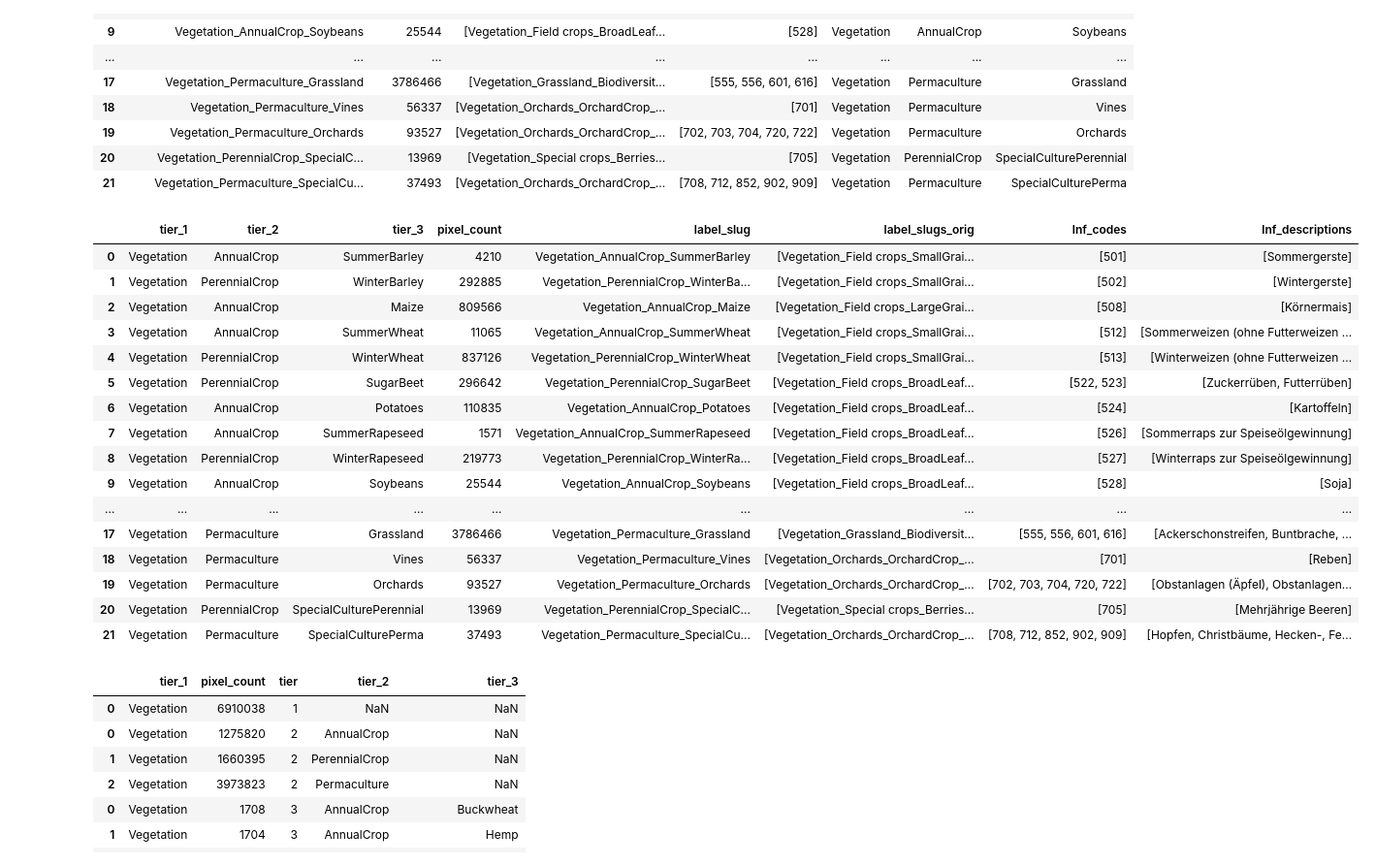
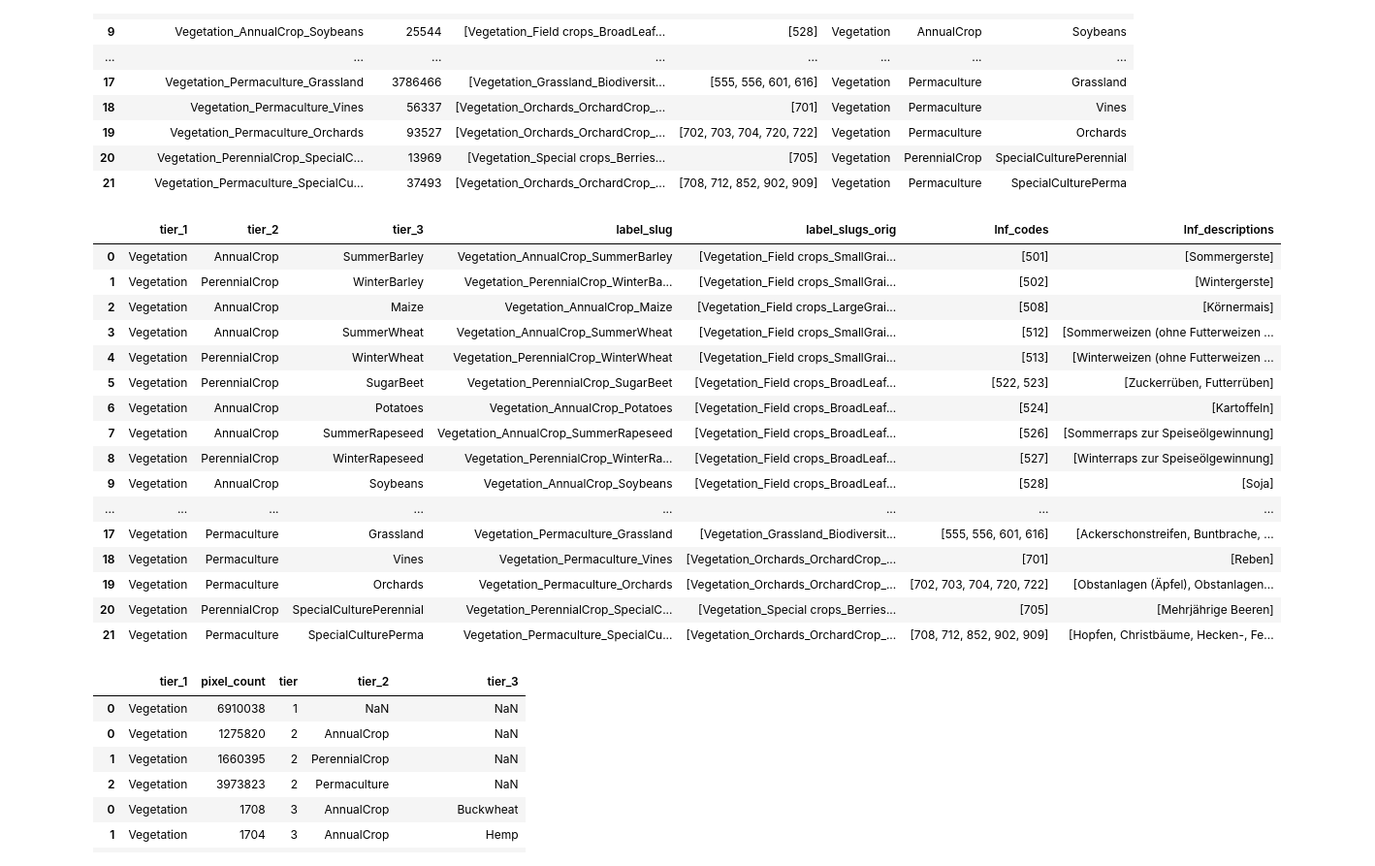
Before and after one commit to Satellite-Based-Crop-Classification/messis, a Jupyter notebook: archive/explore_züri_crop.ipynb, the cells around one changed output. Shown at 97% size. Drawn from its saved outputs; the diff is of its cells as text; code cells hidden in the pictures.

Commit message:
remove obsolete pixel counts column

```diff
--- a/archive/explore_züri_crop.ipynb
+++ b/archive/explore_züri_crop.ipynb
@@ -528,6 +528,8 @@ original_label_hierarchy_list['lnf_codes'] = original_label_hierarchy['lnf_codes
 original_label_hierarchy_list['label_ids'] = original_label_hierarchy_list['label_ids'].apply(lambda x: [int(i) for i in x])
 original_label_hierarchy_list['lnf_codes'] = original_label_hierarchy_list['lnf_codes'].apply(lambda x: [int(i) for i in x])
 
+lnf_reference = pd.read_csv("input/LNF_Katalog_Nutzungsart.csv")
+
 def get_lnf_descriptions(lnf_codes):
     lnf_descriptions = [lnf_reference[lnf_reference['LNF_Code'] == int(lnf_code)]['Nutzung_DE'].values[0] for lnf_code in lnf_codes]
     return lnf_descriptions
@@ -1025,31 +1027,32 @@ new_label_hierarchy_clean['lnf_descriptions'] = new_label_hierarchy_clean['consi
 # %%
 # Create a clean version of the seasonality based label hierarchy, in the same format as the original label hierarchy
 label_hierarchy_seasonality = new_label_hierarchy_clean[['tier_1', 'tier_2', 'tier_3', 'pixel_count', 'label_slug_new', 'considered_label_slugs_orig', 'considered_lnf_codes', 'lnf_descriptions']]
 label_hierarchy_seasonality = label_hierarchy_seasonality.rename(columns={
     'considered_lnf_codes': 'lnf_codes',
     'label_slug_new': 'label_slug',
     'considered_label_slugs_orig': 'label_slugs_orig'
 })
+label_hierarchy_seasonality = label_hierarchy_seasonality.drop(columns=['pixel_count'])
 label_hierarchy_seasonality.to_csv("labels_hierarchy_seasonality_old.csv", index=False)
 label_hierarchy_seasonality
 # %% [output]
-|  | tier_1 | tier_2 | tier_3 | pixel_count | label_slug | label_slugs_orig | lnf_codes | lnf_descriptions |
-| 0 | Vegetation | AnnualCrop | SummerBarley | 4210 | Vegetation_AnnualCrop_SummerBarley | [Vegetation_Field crops_SmallGrai... | [501] | [Sommergerste] |
-| 1 | Vegetation | PerennialCrop | WinterBarley | 292885 | Vegetation_PerennialCrop_WinterBa... | [Vegetation_Field crops_SmallGrai... | [502] | [Wintergerste] |
-| 2 | Vegetation | AnnualCrop | Maize | 809566 | Vegetation_AnnualCrop_Maize | [Vegetation_Field crops_LargeGrai... | [508] | [Körnermais] |
-| 3 | Vegetation | AnnualCrop | SummerWheat | 11065 | Vegetation_AnnualCrop_SummerWheat | [Vegetation_Field crops_SmallGrai... | [512] | [Sommerweizen (ohne Futterweizen ... |
-| 4 | Vegetation | PerennialCrop | WinterWheat | 837126 | Vegetation_PerennialCrop_WinterWheat | [Vegetation_Field crops_SmallGrai... | [513] | [Winterweizen (ohne Futterweizen ... |
-| 5 | Vegetation | PerennialCrop | SugarBeet | 296642 | Vegetation_PerennialCrop_SugarBeet | [Vegetation_Field crops_BroadLeaf... | [522, 523] | [Zuckerrüben, Futterrüben] |
-| 6 | Vegetation | AnnualCrop | Potatoes | 110835 | Vegetation_AnnualCrop_Potatoes | [Vegetation_Field crops_BroadLeaf... | [524] | [Kartoffeln] |
-| 7 | Vegetation | AnnualCrop | SummerRapeseed | 1571 | Vegetation_AnnualCrop_SummerRapeseed | [Vegetation_Field crops_BroadLeaf... | [526] | [Sommerraps zur Speiseölgewinnung] |
-| 8 | Vegetation | PerennialCrop | WinterRapeseed | 219773 | Vegetation_PerennialCrop_WinterRa... | [Vegetation_Field crops_BroadLeaf... | [527] | [Winterraps zur Speiseölgewinnung] |
-| 9 | Vegetation | AnnualCrop | Soybeans | 25544 | Vegetation_AnnualCrop_Soybeans | [Vegetation_Field crops_BroadLeaf... | [528] | [Soja] |
-| ... | ... | ... | ... | ... | ... | ... | ... | ... |
-| 17 | Vegetation | Permaculture | Grassland | 3786466 | Vegetation_Permaculture_Grassland | [Vegetation_Grassland_Biodiversit... | [555, 556, 601, 616] | [Ackerschonstreifen, Buntbrache, ... |
-| 18 | Vegetation | Permaculture | Vines | 56337 | Vegetation_Permaculture_Vines | [Vegetation_Orchards_OrchardCrop_... | [701] | [Reben] |
-| 19 | Vegetation | Permaculture | Orchards | 93527 | Vegetation_Permaculture_Orchards | [Vegetation_Orchards_OrchardCrop_... | [702, 703, 704, 720, 722] | [Obstanlagen (Äpfel), Obstanlagen... |
-| 20 | Vegetation | PerennialCrop | SpecialCulturePerennial | 13969 | Vegetation_PerennialCrop_SpecialC... | [Vegetation_Special crops_Berries... | [705] | [Mehrjährige Beeren] |
-| 21 | Vegetation | Permaculture | SpecialCulturePerma | 37493 | Vegetation_Permaculture_SpecialCu... | [Vegetation_Orchards_OrchardCrop_... | [708, 712, 852, 902, 909] | [Hopfen, Christbäume, Hecken-, Fe... |
+|  | tier_1 | tier_2 | tier_3 | label_slug | label_slugs_orig | lnf_codes | lnf_descriptions |
+| 0 | Vegetation | AnnualCrop | SummerBarley | Vegetation_AnnualCrop_SummerBarley | [Vegetation_Field crops_SmallGrai... | [501] | [Sommergerste] |
+| 1 | Vegetation | PerennialCrop | WinterBarley | Vegetation_PerennialCrop_WinterBa... | [Vegetation_Field crops_SmallGrai... | [502] | [Wintergerste] |
+| 2 | Vegetation | AnnualCrop | Maize | Vegetation_AnnualCrop_Maize | [Vegetation_Field crops_LargeGrai... | [508] | [Körnermais] |
+| 3 | Vegetation | AnnualCrop | SummerWheat | Vegetation_AnnualCrop_SummerWheat | [Vegetation_Field crops_SmallGrai... | [512] | [Sommerweizen (ohne Futterweizen ... |
+| 4 | Vegetation | PerennialCrop | WinterWheat | Vegetation_PerennialCrop_WinterWheat | [Vegetation_Field crops_SmallGrai... | [513] | [Winterweizen (ohne Futterweizen ... |
+| 5 | Vegetation | PerennialCrop | SugarBeet | Vegetation_PerennialCrop_SugarBeet | [Vegetation_Field crops_BroadLeaf... | [522, 523] | [Zuckerrüben, Futterrüben] |
+| 6 | Vegetation | AnnualCrop | Potatoes | Vegetation_AnnualCrop_Potatoes | [Vegetation_Field crops_BroadLeaf... | [524] | [Kartoffeln] |
+| 7 | Vegetation | AnnualCrop | SummerRapeseed | Vegetation_AnnualCrop_SummerRapeseed | [Vegetation_Field crops_BroadLeaf... | [526] | [Sommerraps zur Speiseölgewinnung] |
+| 8 | Vegetation | PerennialCrop | WinterRapeseed | Vegetation_PerennialCrop_WinterRa... | [Vegetation_Field crops_BroadLeaf... | [527] | [Winterraps zur Speiseölgewinnung] |
+| 9 | Vegetation | AnnualCrop | Soybeans | Vegetation_AnnualCrop_Soybeans | [Vegetation_Field crops_BroadLeaf... | [528] | [Soja] |
+| ... | ... | ... | ... | ... | ... | ... | ... |
+| 17 | Vegetation | Permaculture | Grassland | Vegetation_Permaculture_Grassland | [Vegetation_Grassland_Biodiversit... | [555, 556, 601, 616] | [Ackerschonstreifen, Buntbrache, ... |
+| 18 | Vegetation | Permaculture | Vines | Vegetation_Permaculture_Vines | [Vegetation_Orchards_OrchardCrop_... | [701] | [Reben] |
+| 19 | Vegetation | Permaculture | Orchards | Vegetation_Permaculture_Orchards | [Vegetation_Orchards_OrchardCrop_... | [702, 703, 704, 720, 722] | [Obstanlagen (Äpfel), Obstanlagen... |
+| 20 | Vegetation | PerennialCrop | SpecialCulturePerennial | Vegetation_PerennialCrop_SpecialC... | [Vegetation_Special crops_Berries... | [705] | [Mehrjährige Beeren] |
+| 21 | Vegetation | Permaculture | SpecialCulturePerma | Vegetation_Permaculture_SpecialCu... | [Vegetation_Orchards_OrchardCrop_... | [708, 712, 852, 902, 909] | [Hopfen, Christbäume, Hecken-, Fe... |
 # %%
 # Aggregating pixel counts at each tier level
 tier1_agg = new_label_hierarchy_clean.groupby(['tier_1'])['pixel_count'].sum().reset_index(name='pixel_count')
```
Also changed, not shown: parts of 2 cells of this notebook, 2 other files.
